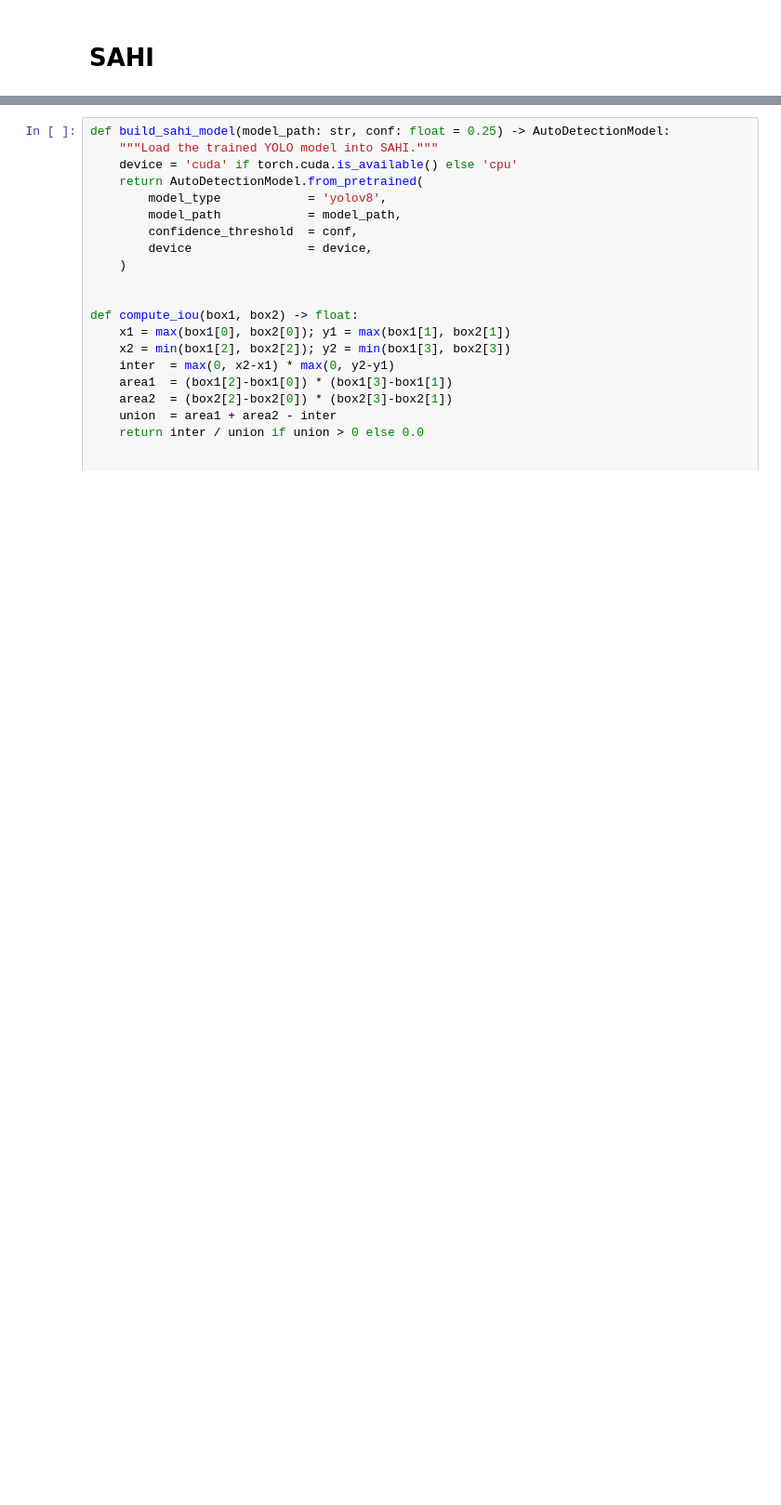
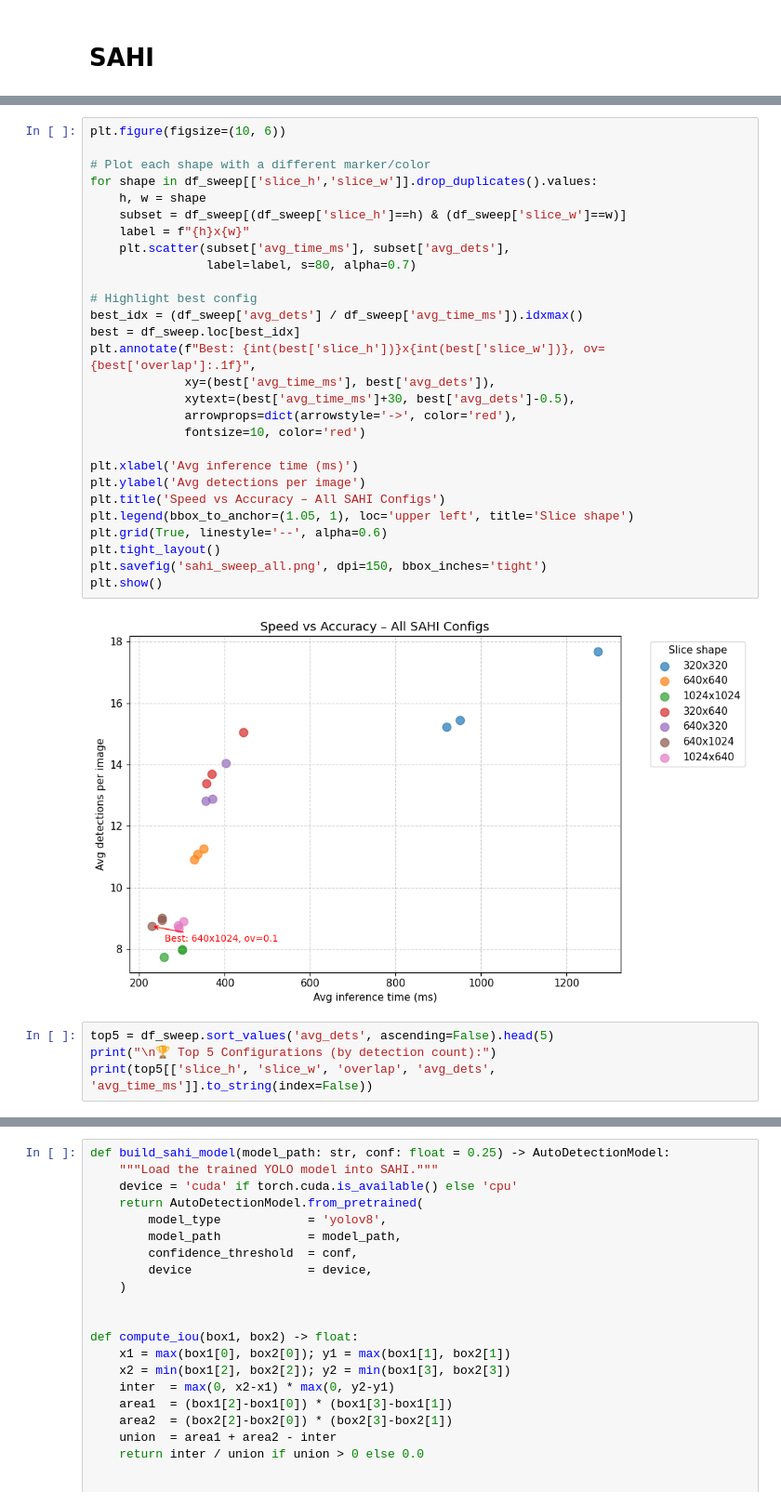
Before and after one commit to dm0x23/object-occlusion-detection, a Jupyter notebook: research.ipynb, the cells around one changed output, grey strips where cells are left out. Shown at 93% size. Drawn from its saved outputs; the diff is of its cells as text; blank space fills up the shorter version.

```diff
--- a/research.ipynb
+++ b/research.ipynb
@@ -467,0 +918,34 @@ print(f"  Labels: {TEST_LABEL_DIR}")
+# %%
+plt.figure(figsize=(10, 6))
+
+# Plot each shape with a different marker/color
+for shape in df_sweep[['slice_h','slice_w']].drop_duplicates().values:
+    h, w = shape
+    subset = df_sweep[(df_sweep['slice_h']==h) & (df_sweep['slice_w']==w)]
+    label = f"{h}x{w}"
+    plt.scatter(subset['avg_time_ms'], subset['avg_dets'],
+                label=label, s=80, alpha=0.7)
+
+# Highlight best config
+best_idx = (df_sweep['avg_dets'] / df_sweep['avg_time_ms']).idxmax()
+best = df_sweep.loc[best_idx]
+plt.annotate(f"Best: {int(best['slice_h'])}x{int(best['slice_w'])}, ov={best['overlap']:.1f}",
+             xy=(best['avg_time_ms'], best['avg_dets']),
+             xytext=(best['avg_time_ms']+30, best['avg_dets']-0.5),
+             arrowprops=dict(arrowstyle='->', color='red'),
+             fontsize=10, color='red')
+
+plt.xlabel('Avg inference time (ms)')
+plt.ylabel('Avg detections per image')
+plt.title('Speed vs Accuracy – All SAHI Configs')
+plt.legend(bbox_to_anchor=(1.05, 1), loc='upper left', title='Slice shape')
+plt.grid(True, linestyle='--', alpha=0.6)
+plt.tight_layout()
+plt.savefig('sahi_sweep_all.png', dpi=150, bbox_inches='tight')
+plt.show()
+# %% [output]
+[figure, added]
+# %%
+top5 = df_sweep.sort_values('avg_dets', ascending=False).head(5)
+print("\n🏆 Top 5 Configurations (by detection count):")
+print(top5[['slice_h', 'slice_w', 'overlap', 'avg_dets', 'avg_time_ms']].to_string(index=False))
```
Also changed, not shown: parts of 20 cells of this notebook.
